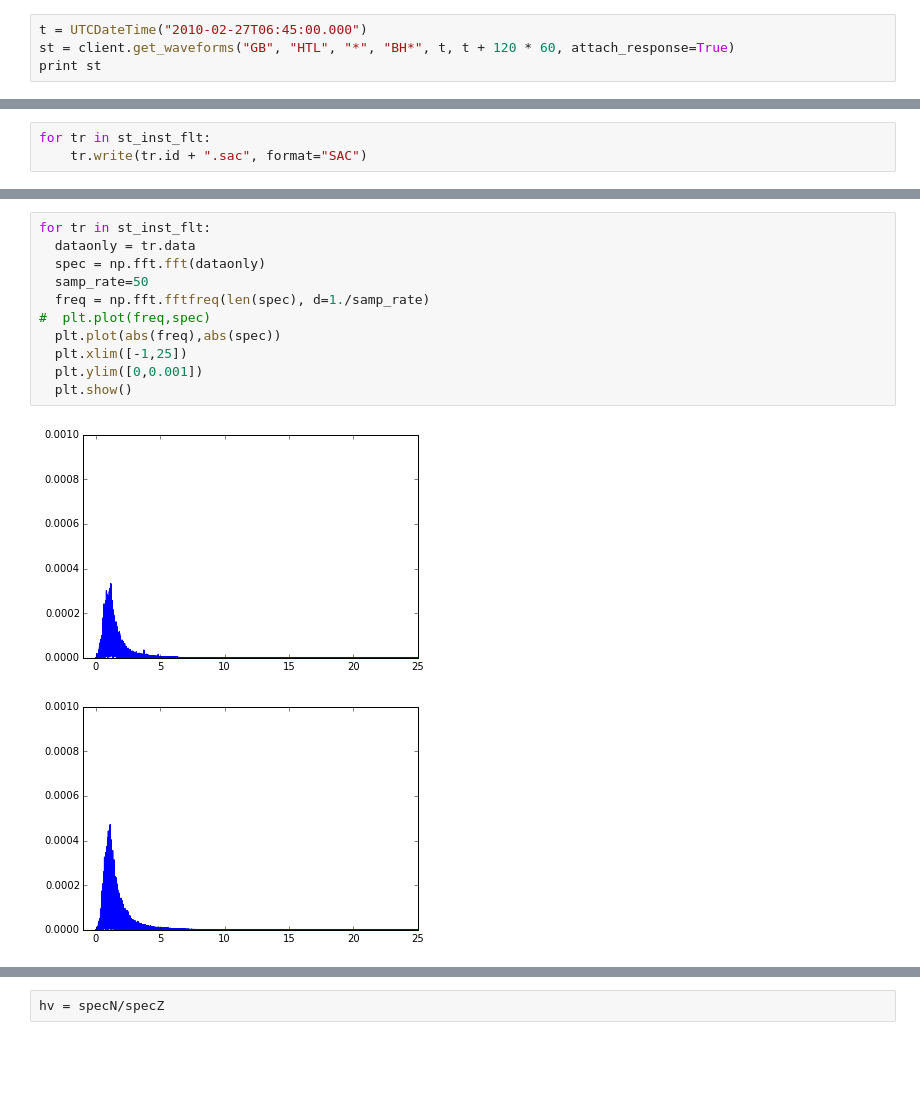
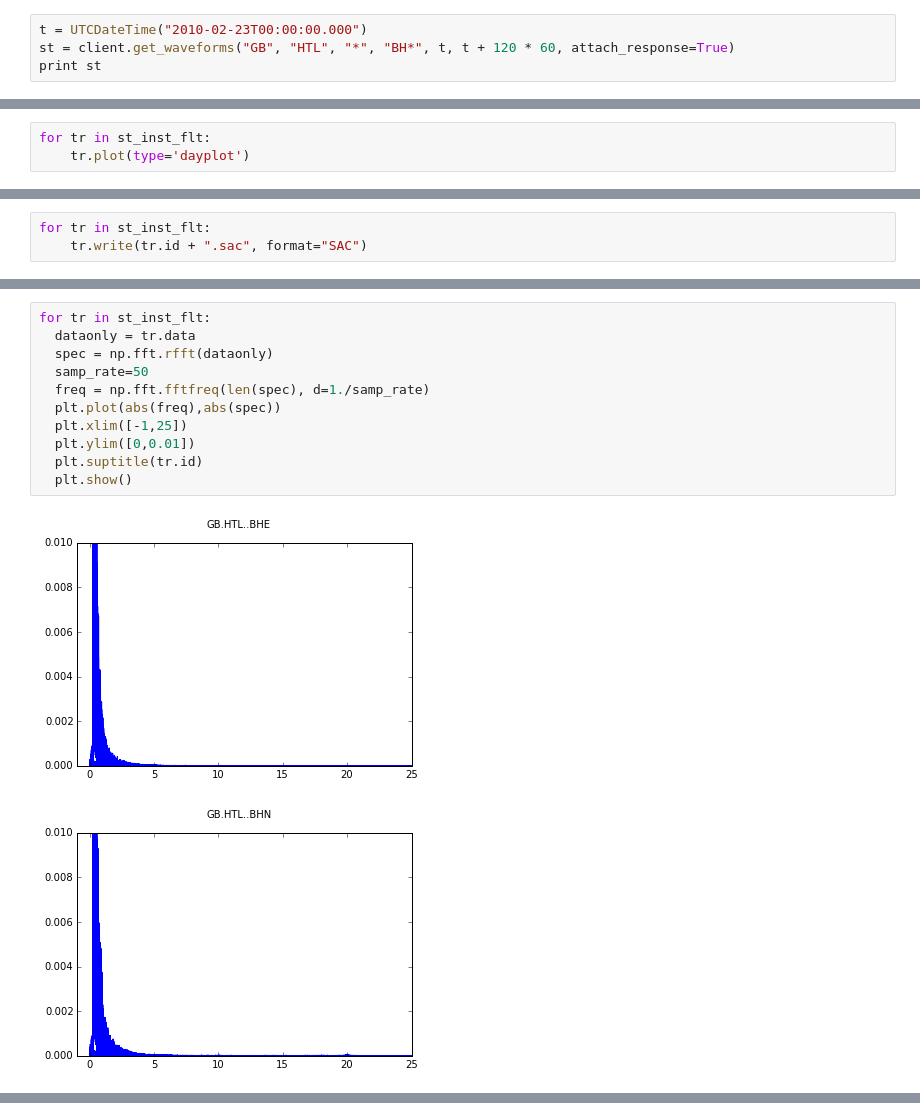
Before and after one commit to AntonyButcher/Data_call, a Jupyter notebook: Data_fdsn.ipynb, the cells around one changed output, grey strips where cells are left out. Saved outputs shown, nothing was run; the diff lists cells and outputs as text; blank space fills up the shorter version.

Commit message:
Day plot include and data changed to just noise over 2hrs

```diff
--- a/Data_fdsn.ipynb
+++ b/Data_fdsn.ipynb
@@ -25,7 +25,7 @@ GB.HTL..BHZ | 2010-02-27T06:45:00.015000Z - 2010-02-27T08:44:59.995000Z | 50.0 H
 # %% [markdown]
 Downloads individual waveforms from IRIS with the instrument response removed and converted to velocity
 # %%
-t = UTCDateTime("2010-02-27T06:45:00.000")
+t = UTCDateTime("2010-02-23T00:00:00.000")
 st = client.get_waveforms("GB", "HTL", "*", "BH*", t, t + 120 * 60, attach_response=True)
 print st
 # %% [output]
@@ -53,0 +61,3 @@ st_inst_flt.taper(max_percentage=0.05, type='cosine')
+# %%
+for tr in st_inst_flt:
+    tr.plot(type='dayplot')
@@ -73,14 +76,14 @@ GB.HTL..BHZ | 2010-02-27T06:45:00.015000Z - 2010-02-27T08:44:59.995000Z | 50.0 H
 # %%
 for tr in st_inst_flt:
   dataonly = tr.data
-  spec = np.fft.fft(dataonly)
+  spec = np.fft.rfft(dataonly)
   samp_rate=50
   freq = np.fft.fftfreq(len(spec), d=1./samp_rate)
-#  plt.plot(freq,spec)
   plt.plot(abs(freq),abs(spec))
   plt.xlim([-1,25])
-  plt.ylim([0,0.001])
+  plt.ylim([0,0.01])
+  plt.suptitle(tr.id)
   plt.show()
 # %% [output]
-[figure, old version]
+[figure, new version]
-[figure, old version]
+[figure, new version]
@@ -88,2 +90,0 @@ for tr in st_inst_flt:
-# %%
-hv = specN/specZ
```
Also changed, not shown: parts of 12 cells of this notebook, 3 other files.
